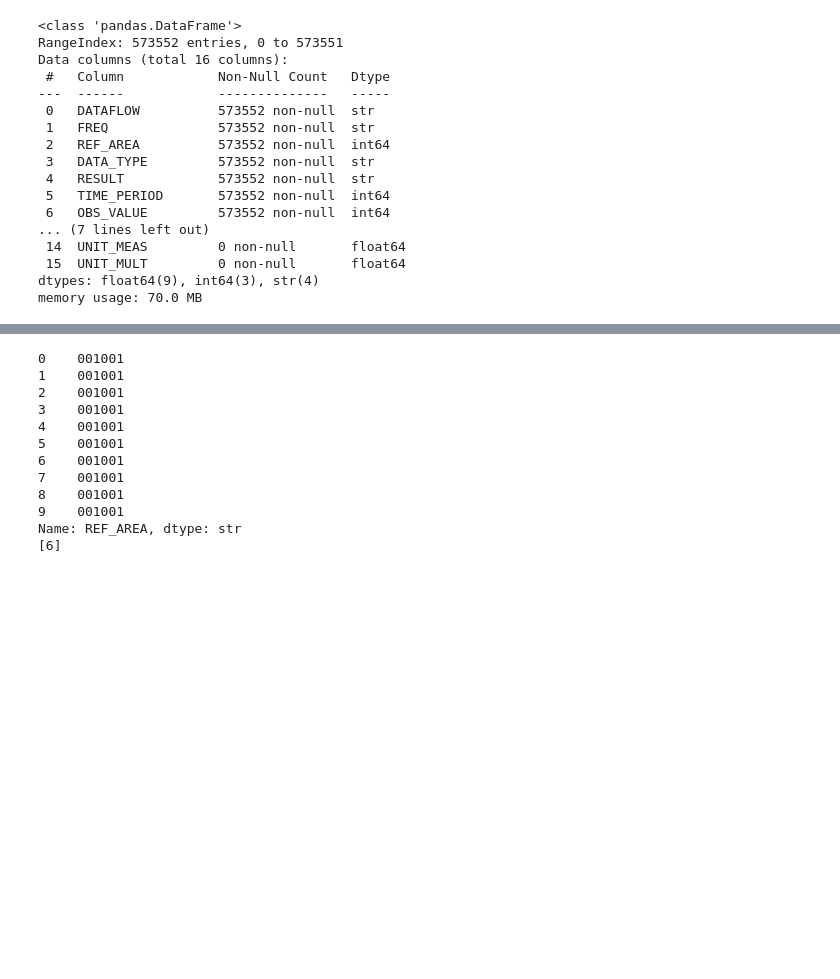
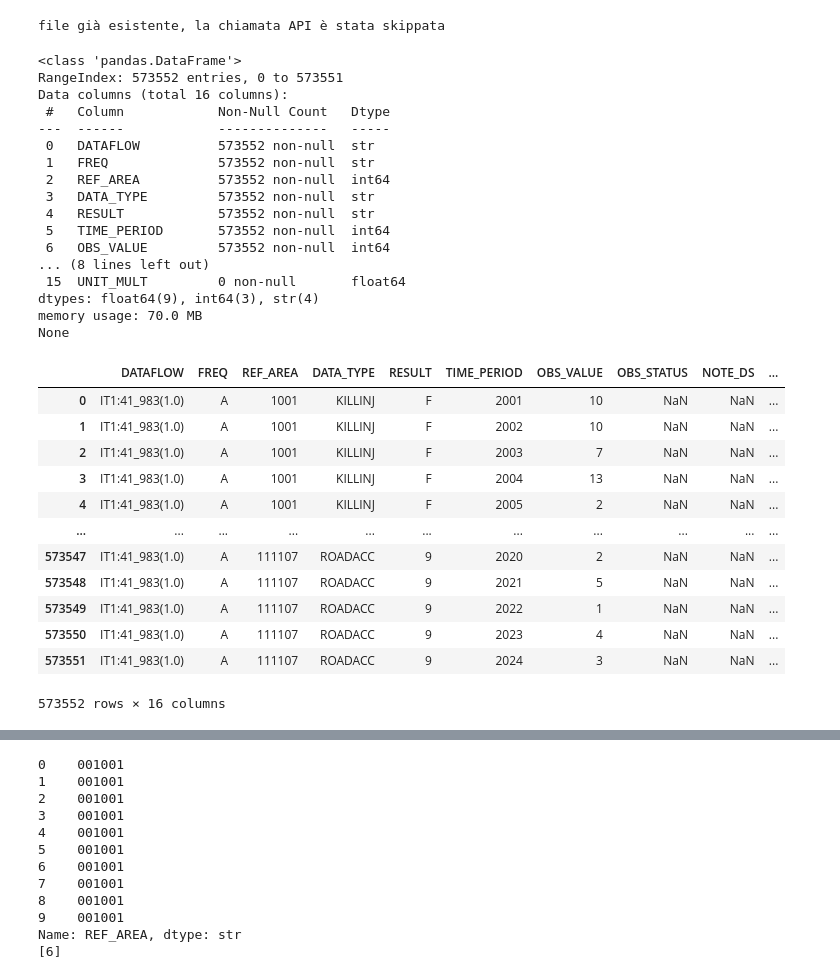
Before and after one commit to LordVessio/boolean-istat-traffic-analysis, a Jupyter notebook: Final Project Nicola Vessio.ipynb, the cells around one changed output, grey strips where cells are left out. Drawn from its saved outputs; the diff is of its cells as text; code cells hidden in the pictures; blank space fills up the shorter version.

```diff
--- a/Final Project Nicola Vessio.ipynb
+++ b/Final Project Nicola Vessio.ipynb
@@ -5,54 +6,73 @@ import io
 # %%
-url = "https://esploradati.istat.it/SDMXWS/rest/data/41_983"
-headers_csv = {'Accept': 'application/vnd.sdmx.data+csv;version=1.0.0'}
+if os.path.exists('istat_raw.csv'):
+    print("file già esistente, la chiamata API è stata skippata")
+else:
+    url = "https://esploradati.istat.it/SDMXWS/rest/data/41_983"
+    headers_csv = {'Accept': 'application/vnd.sdmx.data+csv;version=1.0.0'}
 
-r = requests.get(url, headers=headers_csv, timeout=120)
-print(r.status_code)
+    r = requests.get(url, headers=headers_csv, timeout=120)
+    print(r.status_code)
 
-if r.status_code == 200:
-    with open('istat_raw.csv', 'w', encoding='utf-8') as f:
-        f.write(r.text)
-    print("Salvato su disco, non serve richiamare l'API di nuovo")
+    if r.status_code == 200:
+        with open('istat_raw.csv', 'w', encoding='utf-8') as f:
+            f.write(r.text)
+        print("Salvato su disco, non serve richiamare l'API di nuovo")
 
 # l'API SDMX di ISTAT ha un limite di 5 chiamate al minuto: se lo superi,
 # l'IP viene bloccato per 24-48 ore (un meccanismo un po' becero, a dirla
 # come l'ha detto il prof)
 
 # dato che i dati storici sugli incidenti non cambiano in tempo reale,
-# non ha senso interrogare l'API ogni volta che eseguo il notebook,
-# quindi faccio la chiamata UNA sola volta e appena arriva la risposta
-# la salvo subito su disco (istat_raw.csv). Da qui in avanti lavoro
-# sempre su quella copia locale, senza più toccare l'endpoint perché
-# meno richieste = meno rischio di blocco, e anche un po' di pietà
-# per l'infrastruttura non esattamente performante di ISTAT
+# non ha senso interrogare l'API ogni volta che eseguo il notebook.
+# per questo aggiungo un controllo con if/else: se il file istat_raw.csv
+# esiste già sul disco, salto del tutto la chiamata API; altrimenti,
+# solo la prima volta, faccio la chiamata e appena arriva la risposta
+# la salvo subito su disco. così, anche rieseguendo il notebook da capo
+# più volte (es. con Restart & Run All), non rischio mai di superare il
+# limite di chiamate al minuto, e mostro anche un po' di pietà per
+# l'infrastruttura non esattamente performante di ISTAT
+# %% [output]
+file già esistente, la chiamata API è stata skippata
 # %%
-import pandas as pd
-
 df = pd.read_csv('istat_raw.csv')
-df.info()
+print(df.info())
+df
 
 # visualizzo le informazioni del dataframe, ci sono 573.552 righe e 16 colonne ma 9 di queste
 # sono completamente vuote (0 non-null):
 # OBS_STATUS, NOTE_DS, NOTE_REF_AREA, NOTE_DATA_TYPE, NOTE_RESULT,
 # NOTE_TIME_PERIOD, BASE_PER, UNIT_MEAS, UNIT_MULT
 # quindi le rimuoverò in fase di pulizia
 # %% [output]
 <class 'pandas.DataFrame'>
 RangeIndex: 573552 entries, 0 to 573551
 Data columns (total 16 columns):
  #   Column            Non-Null Count   Dtype
 ---  ------            --------------   -----
  0   DATAFLOW          573552 non-null  str
  1   FREQ              573552 non-null  str
  2   REF_AREA          573552 non-null  int64
  3   DATA_TYPE         573552 non-null  str
  4   RESULT            573552 non-null  str
  5   TIME_PERIOD       573552 non-null  int64
  6   OBS_VALUE         573552 non-null  int64
-... (7 lines left out)
- 14  UNIT_MEAS         0 non-null       float64
+... (8 lines left out)
  15  UNIT_MULT         0 non-null       float64
 dtypes: float64(9), int64(3), str(4)
 memory usage: 70.0 MB
+None
+|  | DATAFLOW | FREQ | REF_AREA | DATA_TYPE | RESULT | TIME_PERIOD | OBS_VALUE | OBS_STATUS | NOTE_DS | ... |
+| 0 | IT1:41_983(1.0) | A | 1001 | KILLINJ | F | 2001 | 10 | NaN | NaN | ... |
+| 1 | IT1:41_983(1.0) | A | 1001 | KILLINJ | F | 2002 | 10 | NaN | NaN | ... |
+| 2 | IT1:41_983(1.0) | A | 1001 | KILLINJ | F | 2003 | 7 | NaN | NaN | ... |
+| 3 | IT1:41_983(1.0) | A | 1001 | KILLINJ | F | 2004 | 13 | NaN | NaN | ... |
+| 4 | IT1:41_983(1.0) | A | 1001 | KILLINJ | F | 2005 | 2 | NaN | NaN | ... |
+| ... | ... | ... | ... | ... | ... | ... | ... | ... | ... | ... |
+| 573547 | IT1:41_983(1.0) | A | 111107 | ROADACC | 9 | 2020 | 2 | NaN | NaN | ... |
+| 573548 | IT1:41_983(1.0) | A | 111107 | ROADACC | 9 | 2021 | 5 | NaN | NaN | ... |
+| 573549 | IT1:41_983(1.0) | A | 111107 | ROADACC | 9 | 2022 | 1 | NaN | NaN | ... |
+| 573550 | IT1:41_983(1.0) | A | 111107 | ROADACC | 9 | 2023 | 4 | NaN | NaN | ... |
+| 573551 | IT1:41_983(1.0) | A | 111107 | ROADACC | 9 | 2024 | 3 | NaN | NaN | ... |
+573552 rows × 16 columns
 # %%
 print(df['REF_AREA'].astype(str).str.len().unique())
```
Also changed, not shown: parts of 23 cells of this notebook, 2 other files.
